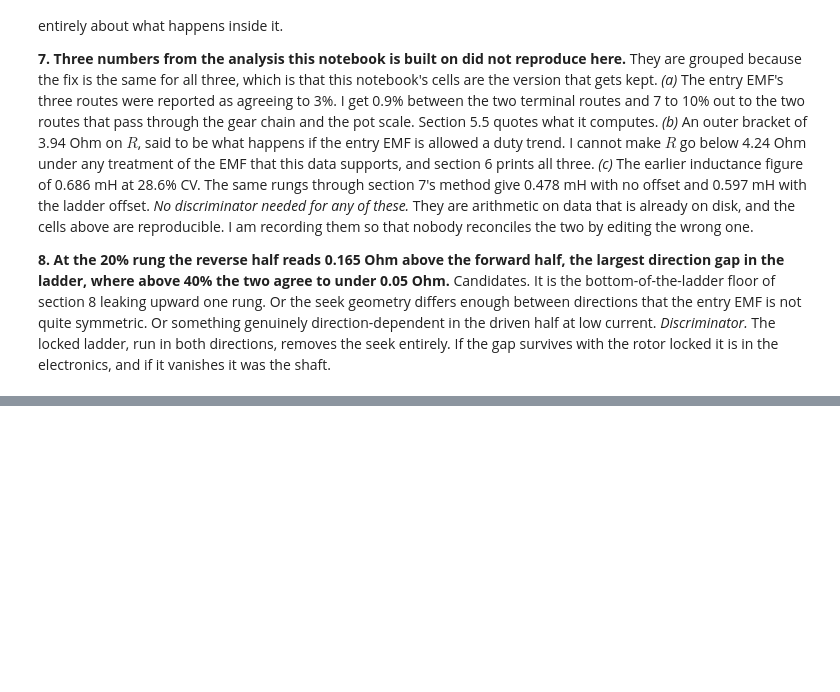
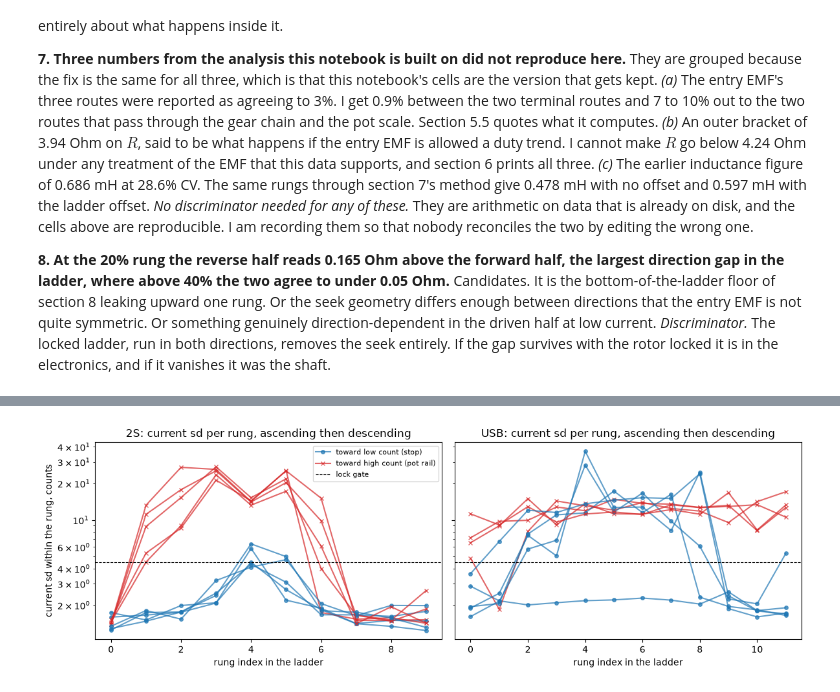
Before and after one commit to OpenServoCore/open-servo-core, a Jupyter notebook: notebooks/02-electrical.ipynb, the cells around one changed output, grey strips where cells are left out. Drawn from its saved outputs; the diff is of its cells as text; code cells hidden in the pictures; blank space fills up the shorter version.

Commit message:
notebooks: 02 part 2, locked-rotor ladder on both supplies

```diff
--- a/notebooks/02-electrical.ipynb
+++ b/notebooks/02-electrical.ipynb
@@ -2447,0 +2630,15 @@ was the shaft.
+# %%
+fig, axes = plt.subplots(1, 2, figsize=(12, 4), sharey=True)
+for ax, (r, name) in zip(axes, ((lad2, "2S"), (ladU, "USB"))):
+    for (cap, sgn), g in r.groupby(["capture", "dir"]):
+        ax.plot(range(len(g)), g["i_sd"], marker="o" if sgn < 0 else "x", ms=4,
+                color="C0" if sgn < 0 else "C3", alpha=0.7,
+                label=("toward low count (stop)" if sgn < 0 else "toward high count (pot rail)")
+                      if cap == "capture-1" else None)
+    ax.axhline(LOCK_SD, color="k", ls="--", lw=0.8, label="lock gate")
+    ax.set_title(f"{name}: current sd per rung, ascending then descending")
+    ax.set_xlabel("rung index in the ladder"); ax.set_yscale("log")
+axes[0].set_ylabel("current sd within the rung, counts"); axes[0].legend(fontsize=8)
+plt.tight_layout(); plt.show()
+# %% [output]
+[figure, added]
```
Also changed, not shown: parts of 25 cells of this notebook, 1 other file.
